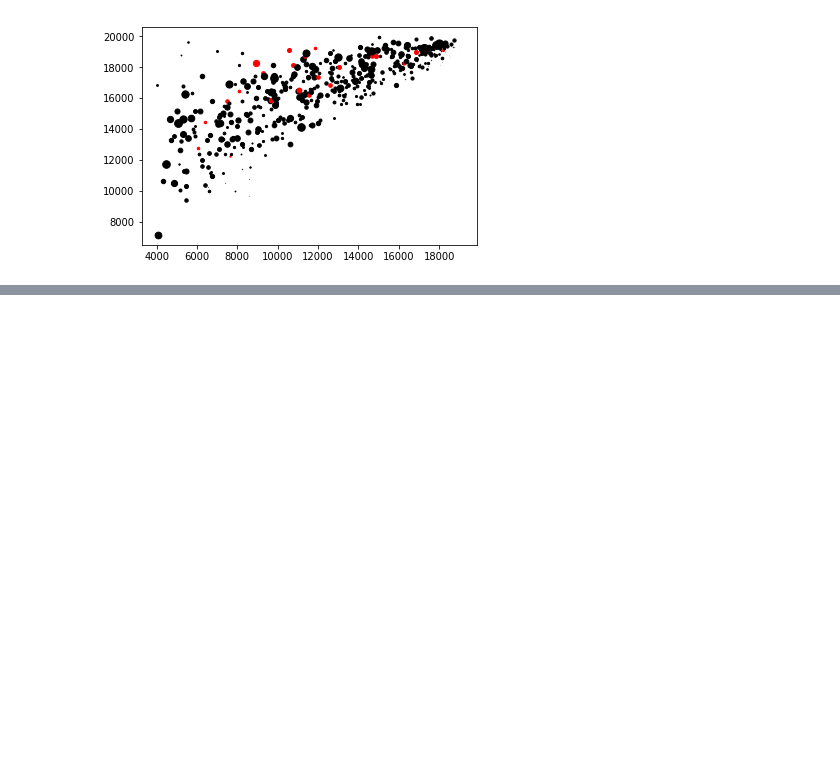
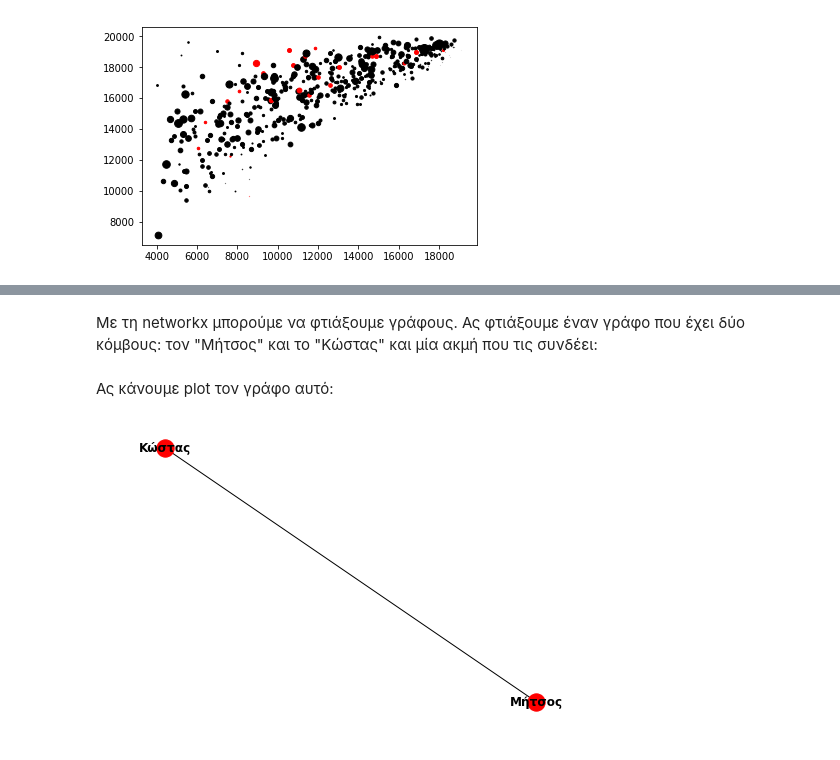
Before and after one commit to kantale/python_lessons, a Jupyter notebook: assignment_5.ipynb, the cells around one changed output, grey strips where cells are left out. Cells and saved outputs as stored; diff of their text form; code cells hidden in the pictures; blank space fills up the shorter version.

```diff
--- a/assignment_5.ipynb
+++ b/assignment_5.ipynb
@@ -429,0 +522,16 @@ df
+# %% [markdown]
+Με τη networkx μπορούμε να φτιάξουμε γράφους. Ας φτιάξουμε έναν γράφο που έχει δύο κόμβους: τον "Μήτσος" και το "Κώστας" και μία ακμή που τις συνδέει:
+# %%
+import networkx as nx
+G = nx.Graph()
+
+G.add_node('Μήτσος')
+G.add_node('Κώστας')
+G.add_edge('Μήτσος', 'Κώστας')
+# %% [markdown]
+Ας κάνουμε plot τον γράφο αυτό:
+# %%
+import matplotlib.pyplot as plt
+nx.draw(G, with_labels=True, font_weight='bold')
+# %% [output]
+[figure, added]
```
Also changed, not shown: parts of 14 cells of this notebook.
